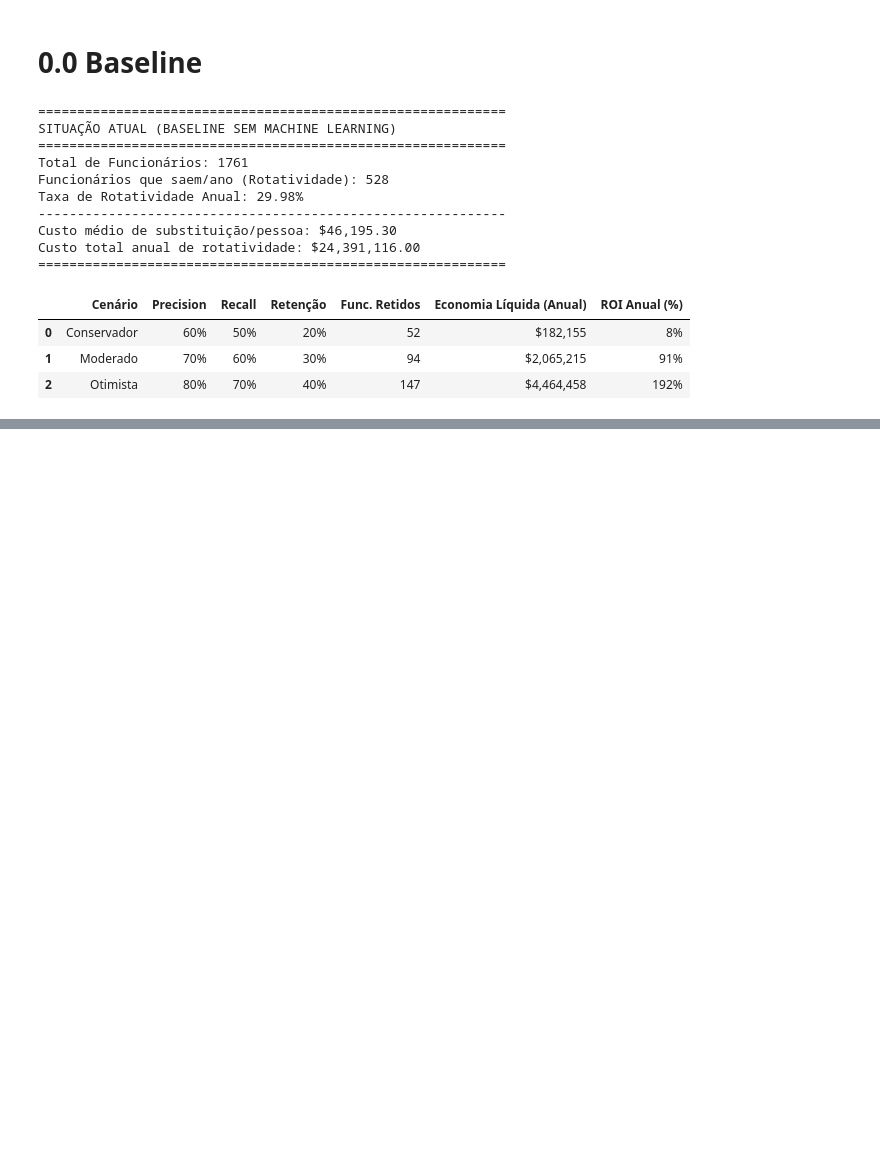
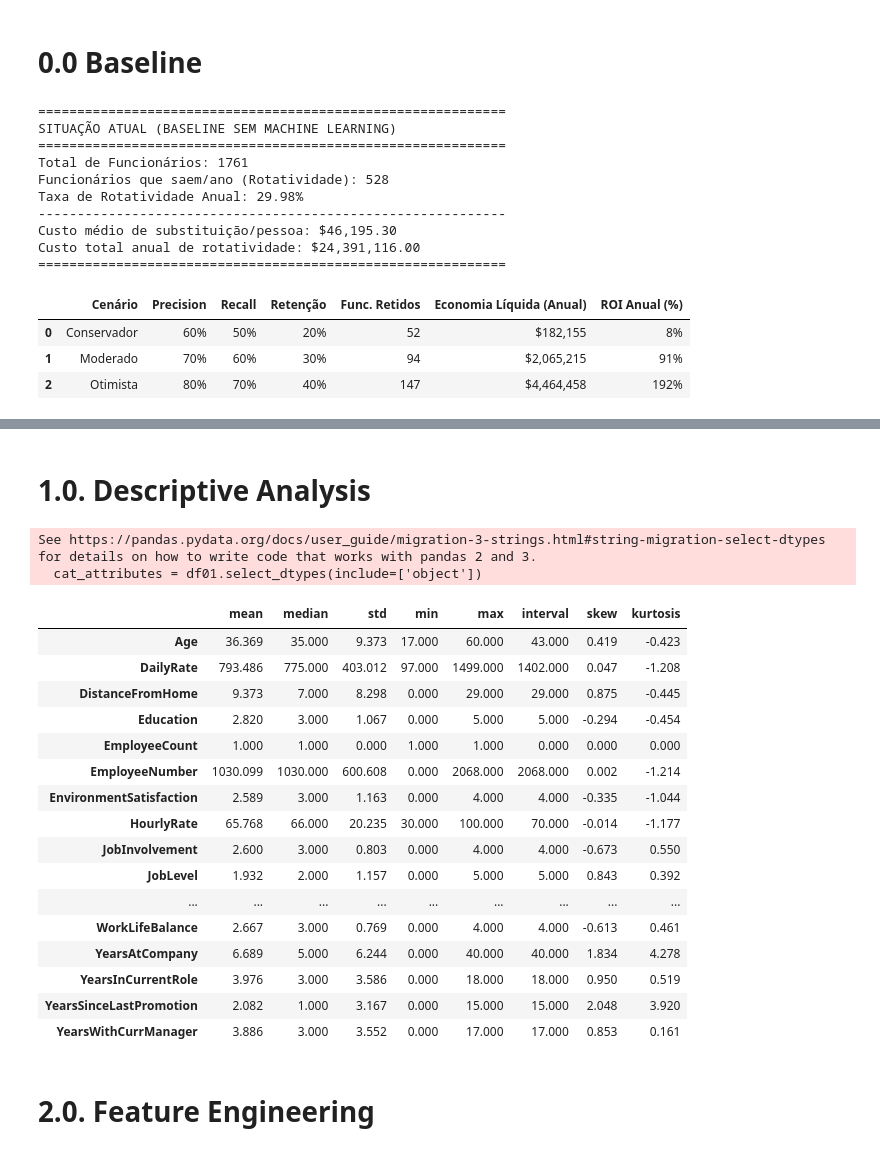
Before and after one commit to alvaro-morais-png/rotatividade_funcionarios, a Jupyter notebook: analise-rotatividade.ipynb, the cells around one changed output, grey strips where cells are left out. Cells and saved outputs as stored; diff of their text form; code cells hidden in the pictures; blank space fills up the shorter version.

Commit message:
Data Quality, Descriptive Analysis, and finished Feature Engineering

```diff
--- a/analise-rotatividade.ipynb
+++ b/analise-rotatividade.ipynb
@@ -108,0 +154,8 @@ baseline_df.head().T
+# %%
+X = df_raw.drop(columns = 'Attrition')
+y = df_raw['Attrition']
+
+df_train, df_test, y_train, y_test = ms.train_test_split(X,y, stratify=y)
+# %%
+df01 = pd.concat([X,y], axis=1)
+df01.shape
@@ -108,0 +215,42 @@ baseline_df.head().T
+# %% [markdown]
+# 1.0. Descriptive Analysis
+# %%
+num_attributes = df01.select_dtypes(include=['int64', 'float64'])
+cat_attributes = df01.select_dtypes(include=['object'])
+# %% [output]
+See https://pandas.pydata.org/docs/user_guide/migration-3-strings.html#string-migration-select-dtypes for details on how to write code that works with pandas 2 and 3.
+  cat_attributes = df01.select_dtypes(include=['object'])
+# %%
+# Central tendency - mean, median
+ct1 = pd.DataFrame(num_attributes.apply(np.mean)).T
+ct2 = pd.DataFrame(num_attributes.apply(np.median)).T
+
+#Dispersion - min, max, intervalo, std, skew, kurtosis
+dt1 = pd.DataFrame(num_attributes.apply(np.std)).T
+dt2 = pd.DataFrame(num_attributes.apply(np.min)).T
+dt3 = pd.DataFrame(num_attributes.apply(np.max)).T
+dt4 = pd.DataFrame(num_attributes.apply(lambda x: np.max(x) - np.min(x))).T
+dt5 = pd.DataFrame(num_attributes.apply(lambda x: x.skew())).T
+dt6 = pd.DataFrame(num_attributes.apply(lambda x: x.kurtosis())).T
+
+m = pd.concat([ct1, ct2, dt1, dt2, dt3, dt4, dt5, dt6]).T
+m.columns = ['mean', 'median', 'std', 'min', 'max', 'interval', 'skew', 'kurtosis']
+m.style.background_gradient(cmap='coolwarm', axis=0).format("{:.3f}")
+# %% [output]
+|  | mean | median | std | min | max | interval | skew | kurtosis |
+| Age | 36.369 | 35.000 | 9.373 | 17.000 | 60.000 | 43.000 | 0.419 | -0.423 |
+| DailyRate | 793.486 | 775.000 | 403.012 | 97.000 | 1499.000 | 1402.000 | 0.047 | -1.208 |
+| DistanceFromHome | 9.373 | 7.000 | 8.298 | 0.000 | 29.000 | 29.000 | 0.875 | -0.445 |
+| Education | 2.820 | 3.000 | 1.067 | 0.000 | 5.000 | 5.000 | -0.294 | -0.454 |
+| EmployeeCount | 1.000 | 1.000 | 0.000 | 1.000 | 1.000 | 0.000 | 0.000 | 0.000 |
+| EmployeeNumber | 1030.099 | 1030.000 | 600.608 | 0.000 | 2068.000 | 2068.000 | 0.002 | -1.214 |
+| EnvironmentSatisfaction | 2.589 | 3.000 | 1.163 | 0.000 | 4.000 | 4.000 | -0.335 | -1.044 |
+| HourlyRate | 65.768 | 66.000 | 20.235 | 30.000 | 100.000 | 70.000 | -0.014 | -1.177 |
+| JobInvolvement | 2.600 | 3.000 | 0.803 | 0.000 | 4.000 | 4.000 | -0.673 | 0.550 |
+| JobLevel | 1.932 | 2.000 | 1.157 | 0.000 | 5.000 | 5.000 | 0.843 | 0.392 |
+| ... | ... | ... | ... | ... | ... | ... | ... | ... |
+| WorkLifeBalance | 2.667 | 3.000 | 0.769 | 0.000 | 4.000 | 4.000 | -0.613 | 0.461 |
+| YearsAtCompany | 6.689 | 5.000 | 6.244 | 0.000 | 40.000 | 40.000 | 1.834 | 4.278 |
+| YearsInCurrentRole | 3.976 | 3.000 | 3.586 | 0.000 | 18.000 | 18.000 | 0.950 | 0.519 |
+| YearsSinceLastPromotion | 2.082 | 1.000 | 3.167 | 0.000 | 15.000 | 15.000 | 2.048 | 3.920 |
+| YearsWithCurrManager | 3.886 | 3.000 | 3.552 | 0.000 | 17.000 | 17.000 | 0.853 | 0.161 |
@@ -108,0 +259,2 @@ baseline_df.head().T
+# %% [markdown]
+# 2.0. Feature Engineering
```
Also changed, not shown: parts of 21 cells of this notebook, 2 other files.
